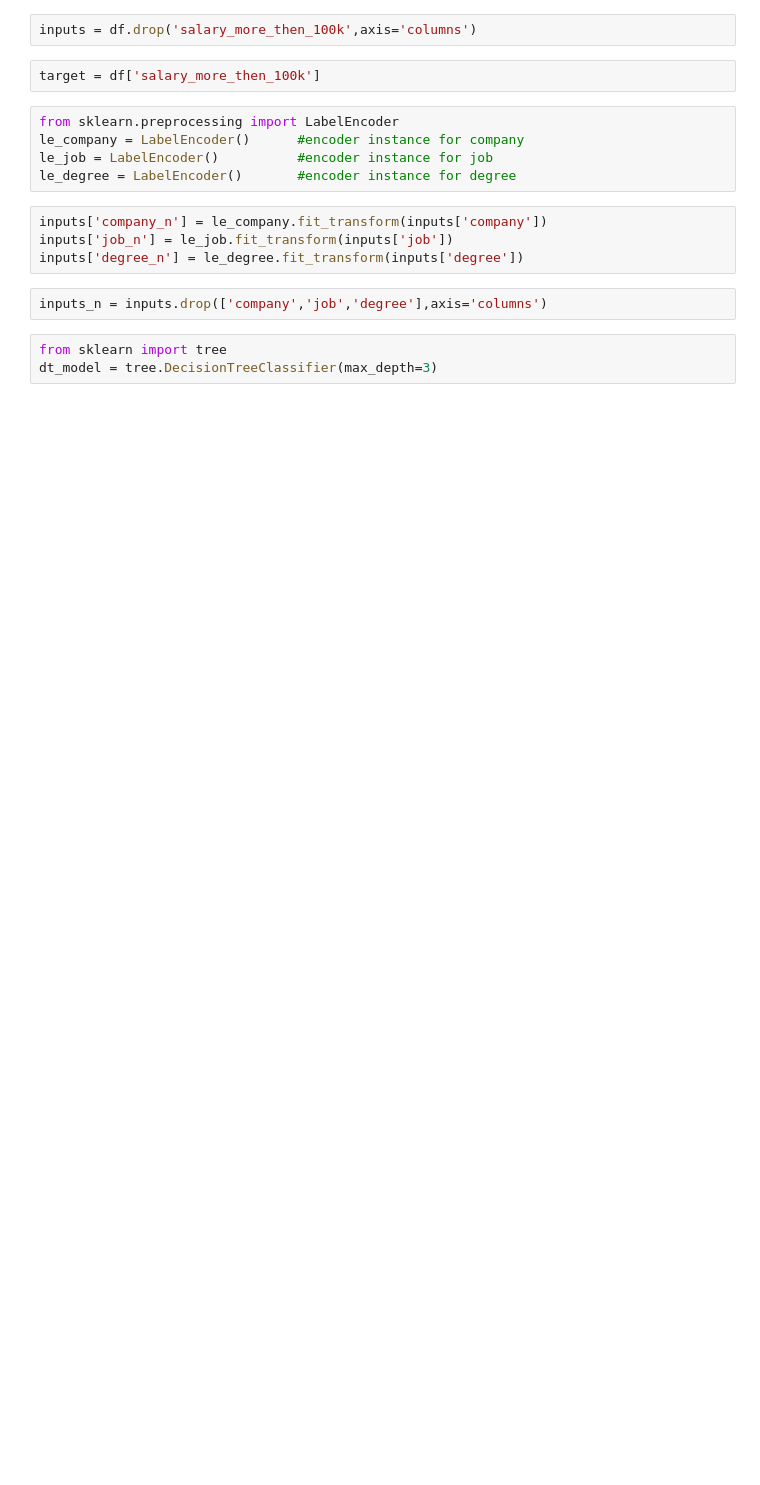
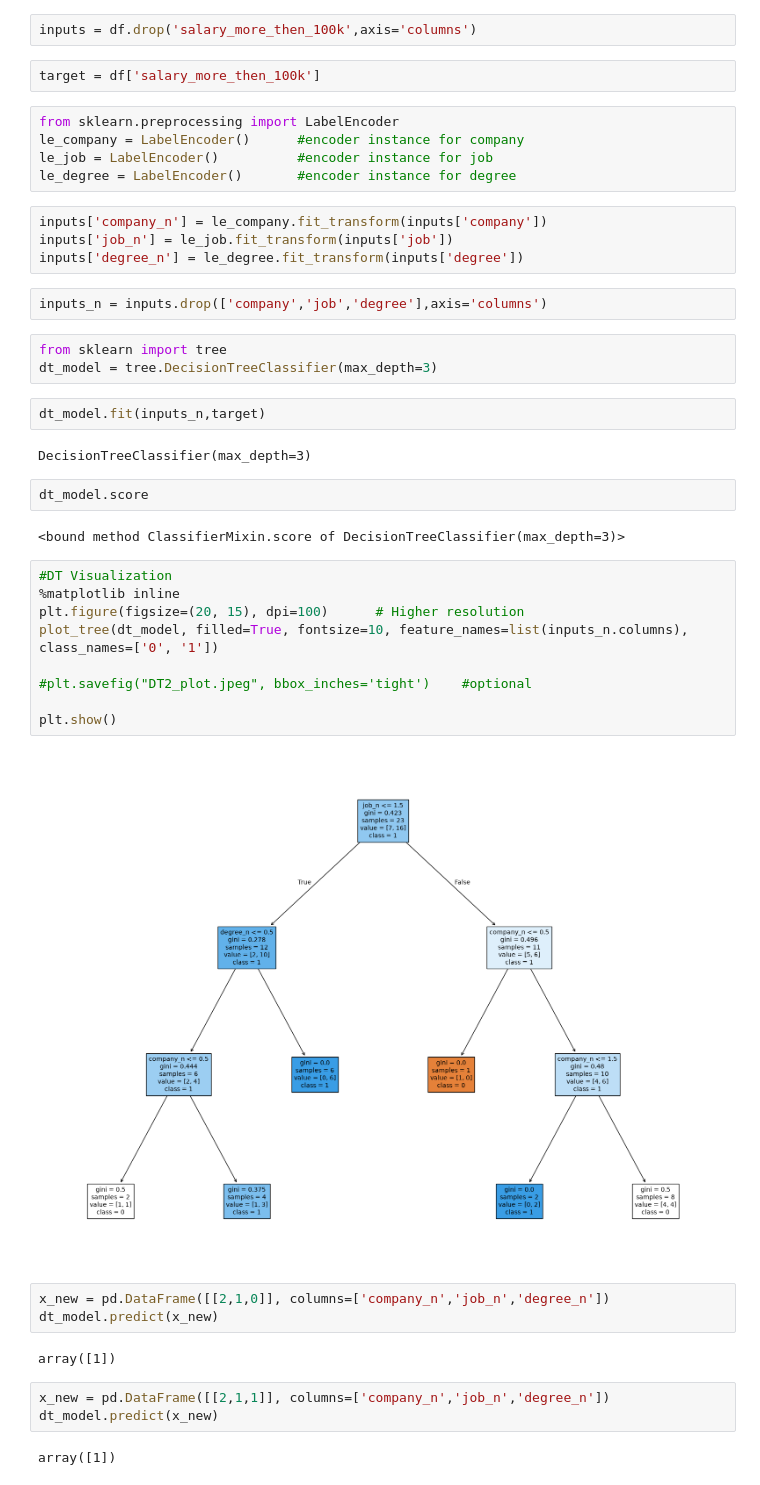
Before and after one commit to Dawngend/School-Works, a Jupyter notebook: Machine Learning Algorithm/ClassToday.ipynb, the cells around one changed output. Drawn from its saved outputs; the diff is of its cells as text; blank space fills up the shorter version.

```diff
--- a/Machine Learning Algorithm/ClassToday.ipynb
+++ b/Machine Learning Algorithm/ClassToday.ipynb
@@ -36,3 +36,32 @@ inputs_n = inputs.drop(['company','job','degree'],axis='columns')
 # %%
 from sklearn import tree
 dt_model = tree.DecisionTreeClassifier(max_depth=3)
+# %%
+dt_model.fit(inputs_n,target)
+# %% [output]
+DecisionTreeClassifier(max_depth=3)
+# %%
+dt_model.score
+# %% [output]
+<bound method ClassifierMixin.score of DecisionTreeClassifier(max_depth=3)>
+# %%
+#DT Visualization
+%matplotlib inline
+plt.figure(figsize=(20, 15), dpi=100)      # Higher resolution
+plot_tree(dt_model, filled=True, fontsize=10, feature_names=list(inputs_n.columns), class_names=['0', '1'])
+
+#plt.savefig("DT2_plot.jpeg", bbox_inches='tight')    #optional
+
+plt.show()
+# %% [output]
+[figure, added]
+# %%
+x_new = pd.DataFrame([[2,1,0]], columns=['company_n','job_n','degree_n'])
+dt_model.predict(x_new)
+# %% [output]
+array([1])
+# %%
+x_new = pd.DataFrame([[2,1,1]], columns=['company_n','job_n','degree_n'])
+dt_model.predict(x_new)
+# %% [output]
+array([1])
```
Also changed, not shown: 1 other file.
